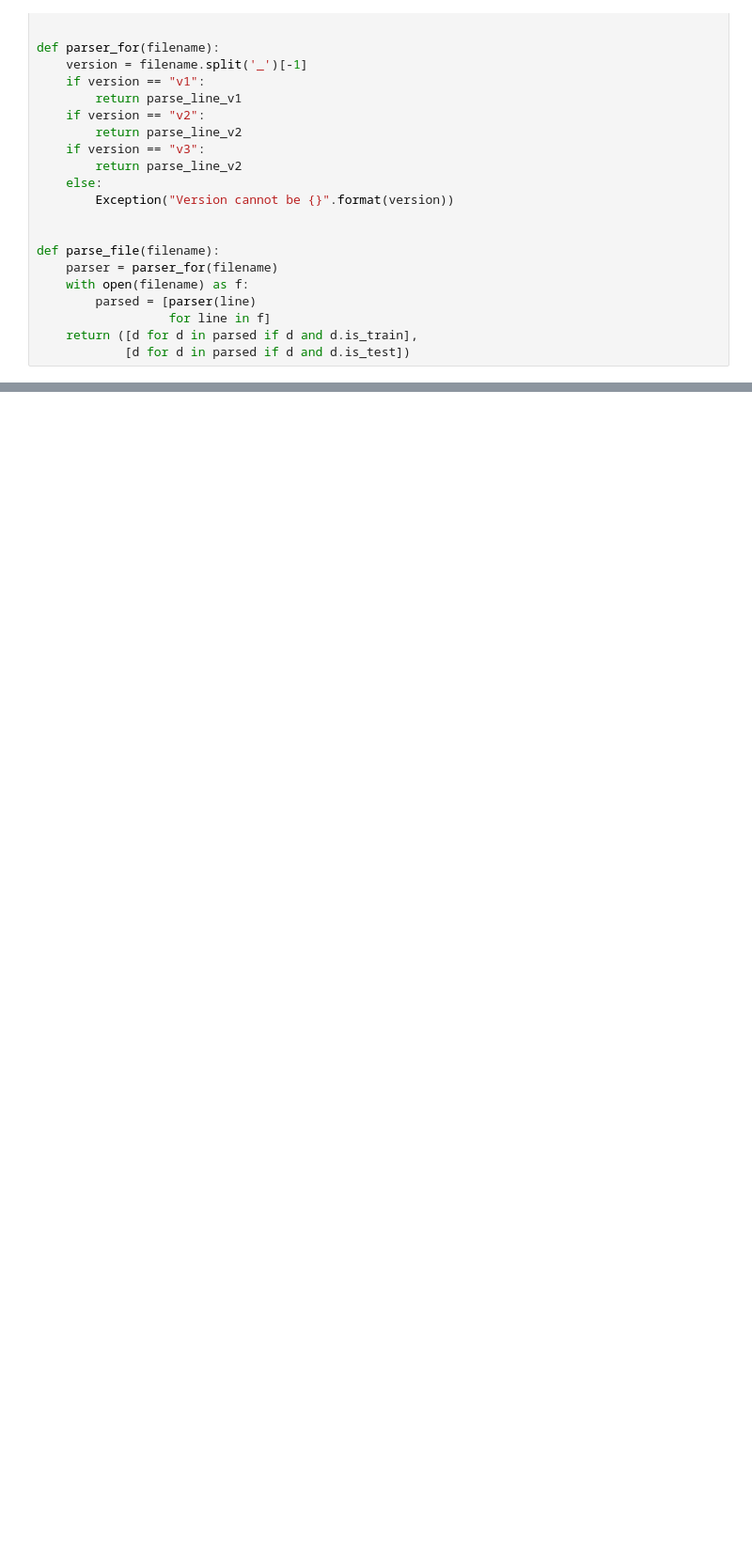
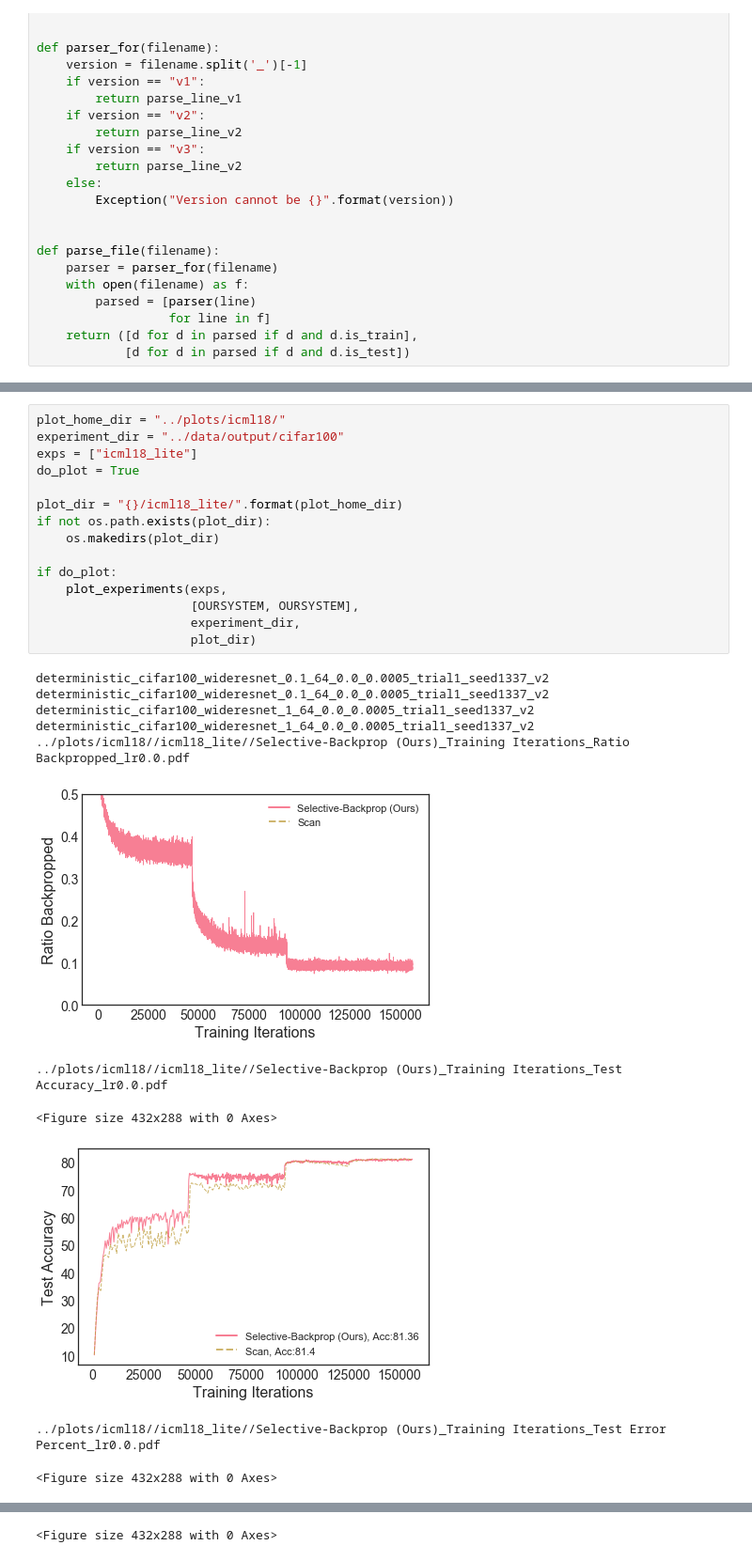
Before and after one commit to angelajiang/bias-in-datasets, a Jupyter notebook: active_learning/ipython/ICML18 plots.ipynb, the cells around one changed output, grey strips where cells are left out. Shown at 94% size. Cells and saved outputs as stored; diff of their text form; blank space fills up the shorter version.

```diff
--- a/active_learning/ipython/ICML18 plots.ipynb
+++ b/active_learning/ipython/ICML18 plots.ipynb
@@ -458,0 +540,27 @@ deterministic_cifar10_resnet_1_128_0.0_0.0005_trial1_seed1337_v2
+# %%
+plot_home_dir = "../plots/icml18/"
+experiment_dir = "../data/output/cifar100"
+exps = ["icml18_lite"]
+do_plot = True
+
+plot_dir = "{}/icml18_lite/".format(plot_home_dir)
+if not os.path.exists(plot_dir):
+    os.makedirs(plot_dir)
+
+if do_plot:
+    plot_experiments(exps,
+                     [OURSYSTEM, OURSYSTEM],
+                     experiment_dir,
+                     plot_dir)
+# %% [output]
+deterministic_cifar100_wideresnet_0.1_64_0.0_0.0005_trial1_seed1337_v2
+deterministic_cifar100_wideresnet_0.1_64_0.0_0.0005_trial1_seed1337_v2
+deterministic_cifar100_wideresnet_1_64_0.0_0.0005_trial1_seed1337_v2
+deterministic_cifar100_wideresnet_1_64_0.0_0.0005_trial1_seed1337_v2
+../plots/icml18//icml18_lite//Selective-Backprop (Ours)_Training Iterations_Ratio Backpropped_lr0.0.pdf
+[figure, added]
+../plots/icml18//icml18_lite//Selective-Backprop (Ours)_Training Iterations_Test Accuracy_lr0.0.pdf
+<Figure size 432x288 with 0 Axes>
+[figure, added]
+../plots/icml18//icml18_lite//Selective-Backprop (Ours)_Training Iterations_Test Error Percent_lr0.0.pdf
+<Figure size 432x288 with 0 Axes>
@@ -458,0 +569 @@ deterministic_cifar10_resnet_1_128_0.0_0.0005_trial1_seed1337_v2
+<Figure size 432x288 with 0 Axes>
```
Also changed, not shown: parts of 17 cells of this notebook, 7 other files.
